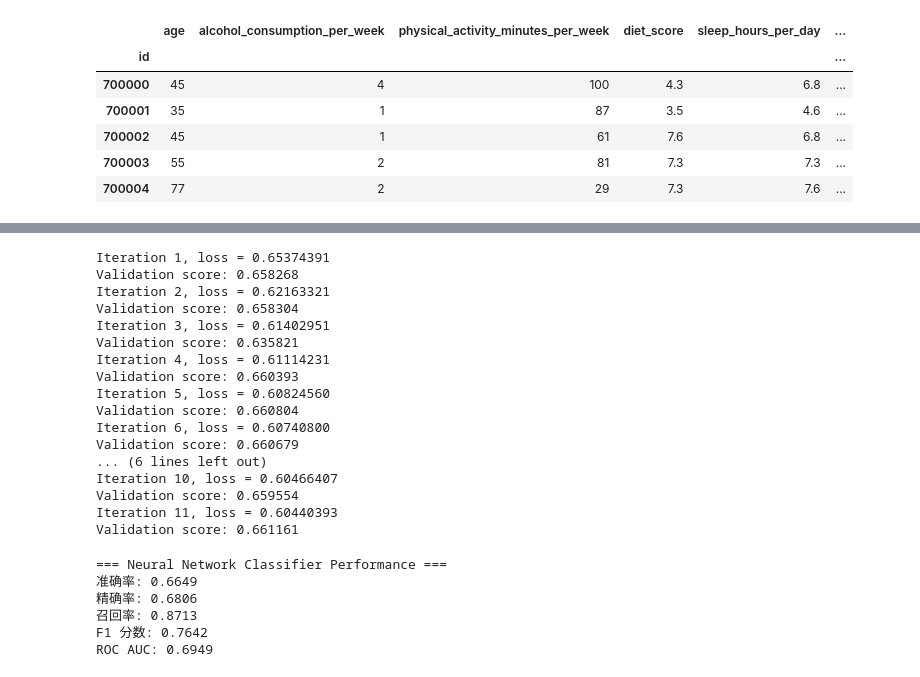
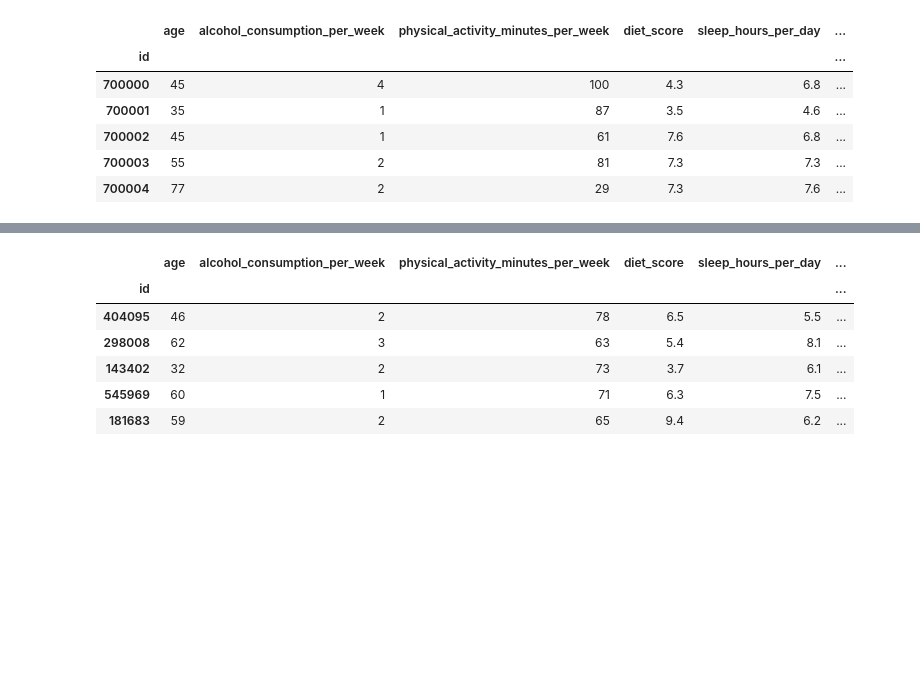
Before and after one commit to Musheng-bot/AI-Project, a Jupyter notebook: run.ipynb, the cells around one changed output, grey strips where cells are left out. Cells and saved outputs as stored; diff of their text form; code cells hidden in the pictures; blank space fills up the shorter version.

```diff
--- a/run.ipynb
+++ b/run.ipynb
@@ -238,53 +238,11 @@ F1 分数: 0.7674
 ROC AUC: 0.6998
-# %%
-mlp = MLPClassifier(
-    hidden_layer_sizes=(128, 64),
-    activation='relu',
-    solver='adam',
-    alpha=0.0001,
-    batch_size='auto',
-    learning_rate='adaptive',
-    max_iter=300,
-    random_state=42,
-    early_stopping=True,
-    n_iter_no_change=20,
-    verbose=True
-)
-mlp.fit(feature_train, label_train)
-oof = mlp.predict_proba(feature_test)[:, 1]
-
-print("=== Neural Network Classifier Performance ===")
-accuracy = accuracy_score(label_test, (oof > ALPHA).astype(int))
-precision = precision_score(label_test, (oof > ALPHA).astype(int))
-recall = recall_score(label_test, (oof > ALPHA).astype(int))
-f1 = f1_score(label_test, (oof > ALPHA).astype(int))
-roc_auc = roc_auc_score(label_test, oof)
-print(f'准确率: {accuracy:.4f}')
-print(f'精确率: {precision:.4f}')
-print(f'召回率: {recall:.4f}')
-print(f'F1 分数: {f1:.4f}')
-print(f'ROC AUC: {roc_auc:.4f}')
-# %% [output]
-Iteration 1, loss = 0.65374391
-Validation score: 0.658268
-Iteration 2, loss = 0.62163321
-Validation score: 0.658304
-Iteration 3, loss = 0.61402951
-Validation score: 0.635821
-Iteration 4, loss = 0.61114231
-Validation score: 0.660393
-Iteration 5, loss = 0.60824560
-Validation score: 0.660804
-Iteration 6, loss = 0.60740800
-Validation score: 0.660679
-... (6 lines left out)
-Iteration 10, loss = 0.60466407
-Validation score: 0.659554
-Iteration 11, loss = 0.60440393
-Validation score: 0.661161
-=== Neural Network Classifier Performance ===
-准确率: 0.6649
-精确率: 0.6806
-召回率: 0.8713
-F1 分数: 0.7642
-ROC AUC: 0.6949
+# %%
+feature_train.head()
+# %% [output]
+|  | age | alcohol_consumption_per_week | physical_activity_minutes_per_week | diet_score | sleep_hours_per_day | ... |
+| id |  |  |  |  |  | ... |
+| 404095 | 46 | 2 | 78 | 6.5 | 5.5 | ... |
+| 298008 | 62 | 3 | 63 | 5.4 | 8.1 | ... |
+| 143402 | 32 | 2 | 73 | 3.7 | 6.1 | ... |
+| 545969 | 60 | 1 | 71 | 6.3 | 7.5 | ... |
+| 181683 | 59 | 2 | 65 | 9.4 | 6.2 | ... |
```
Also changed, not shown: parts of 12 cells of this notebook, 3 other files.
